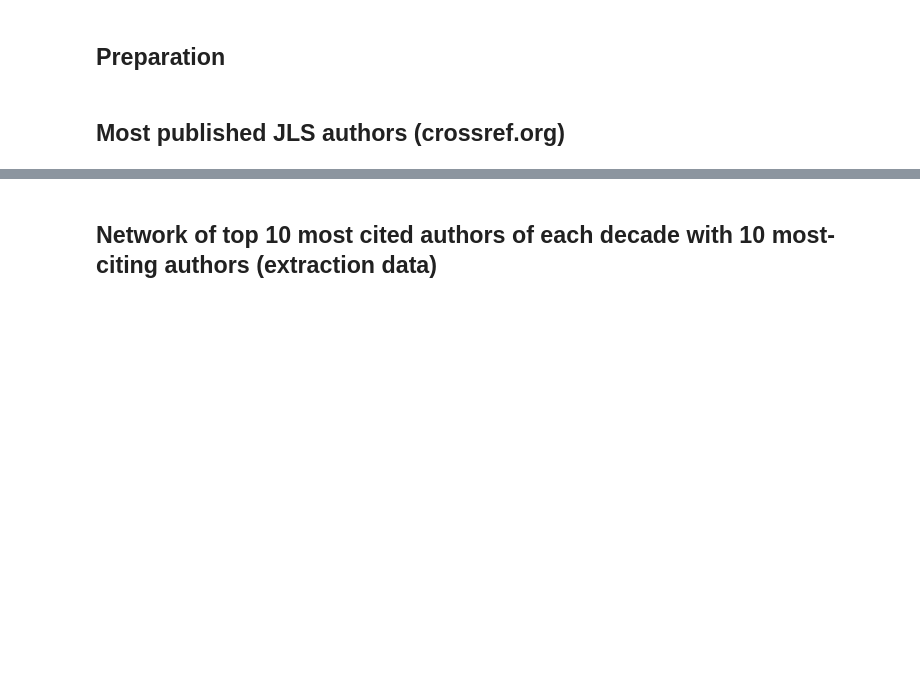
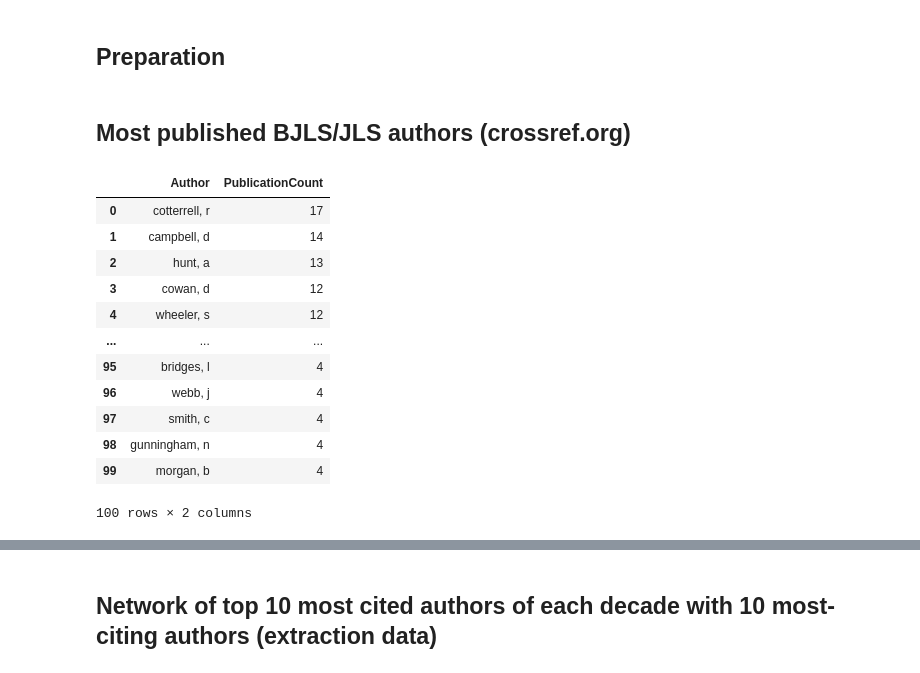
Before and after one commit to cboulanger/jls-bibliometry, a Jupyter notebook: jls-bibliometry.ipynb, the cells around one changed output, grey strips where cells are left out. Drawn from its saved outputs; the diff is of its cells as text; code cells hidden in the pictures; blank space fills up the shorter version.

```diff
--- a/jls-bibliometry.ipynb
+++ b/jls-bibliometry.ipynb
@@ -11,15 +11,30 @@
 #   !conda install panda pyvis
 # for table of contents support, see https://github.com/ipython-contrib/jupyter_contrib_nbextensions
 # %% [markdown]
-## Most published JLS authors (crossref.org)
+## Most published BJLS/JLS authors (crossref.org)
 # %%
 query ="""
-match (a:Author)-[:CREATOR_OF]->(w:Work)-[:PUBLISHED_IN]->(:Venue {id: 'j law soc'})
-where w.url <> "" and a.display_name <> ""
+match (a:Author)-[:CREATOR_OF]->(w:Work)
+where w.url <> ""
+and ( (w)-[:PUBLISHED_IN]->(:Venue {id: 'j law soc'}) or (w)-[:PUBLISHED_IN]->(:Venue {id: 'br j law soc'}) )
 return a.display_name as Author, count(distinct w) as PublicationCount
 order by PublicationCount desc
 limit 100
 """
 from scripts.utils import get_graph
-get_graph("jls2").run(query).to_data_frame()
+get_graph("jls3").run(query).to_data_frame()
+# %% [output]
+|  | Author | PublicationCount |
+| 0 | cotterrell, r | 17 |
+| 1 | campbell, d | 14 |
+| 2 | hunt, a | 13 |
+| 3 | cowan, d | 12 |
+| 4 | wheeler, s | 12 |
+| ... | ... | ... |
+| 95 | bridges, l | 4 |
+| 96 | webb, j | 4 |
+| 97 | smith, c | 4 |
+| 98 | gunningham, n | 4 |
+| 99 | morgan, b | 4 |
+100 rows × 2 columns
 # %% [markdown]
```
Also changed, not shown: parts of 12 cells of this notebook, 17 other files.
